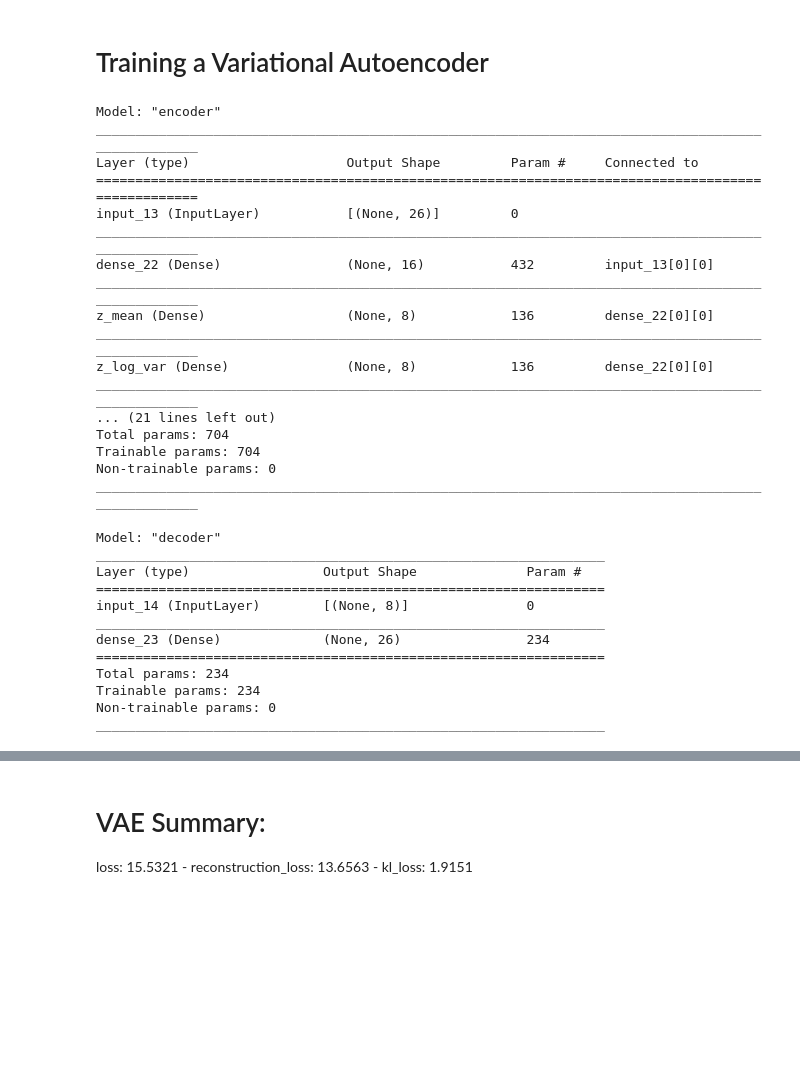
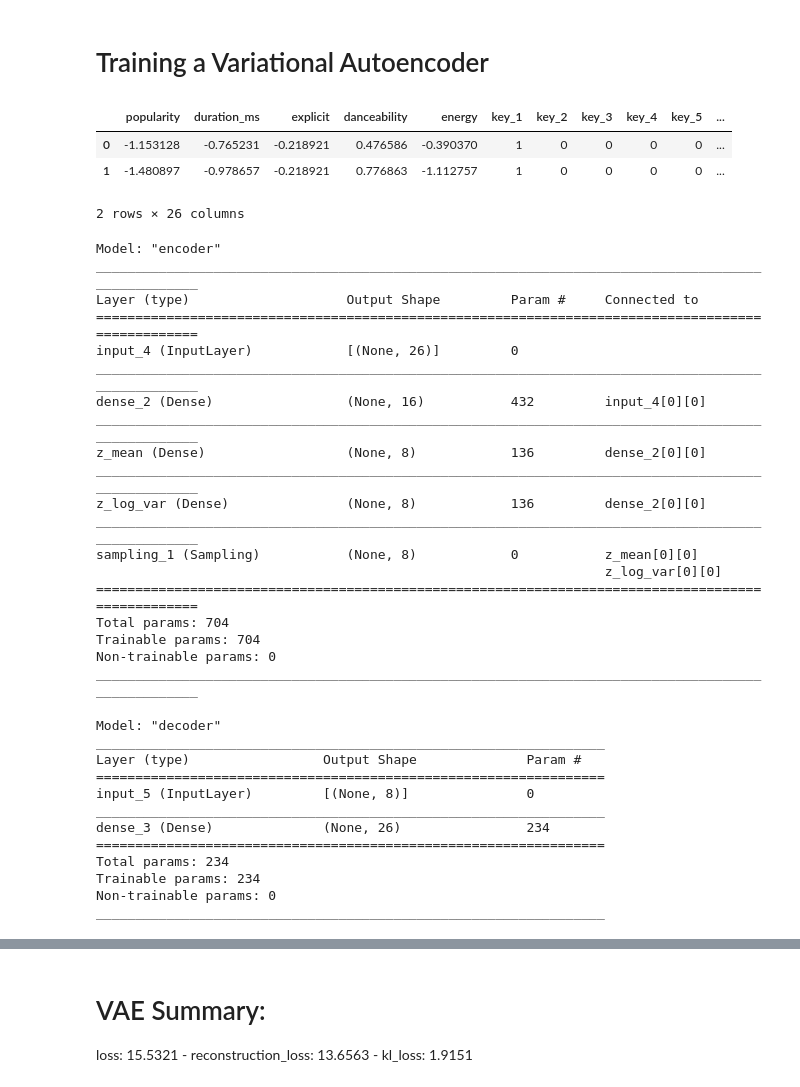
Before and after one commit to Build-Week-DeepSpot/front-end, a Jupyter notebook: Modelling/modeling.ipynb, the cells around one changed output, grey strips where cells are left out. Cells and saved outputs as stored; diff of their text form; code cells hidden in the pictures; blank space fills up the shorter version.

```diff
--- a/Modelling/modeling.ipynb
+++ b/Modelling/modeling.ipynb
@@ -320,7 +224,18 @@ class Sampling(layers.Layer):
 
         # return hidden latent vector
         return Z
+# %%
+df = pd.read_csv('../../songs_cleaned_autoencoder_8_24.csv', index_col='Unnamed: 0')
+# %%
+df.head(2)
+# %% [output]
+|  | popularity | duration_ms | explicit | danceability | energy | key_1 | key_2 | key_3 | key_4 | key_5 | ... |
+| 0 | -1.153128 | -0.765231 | -0.218921 | 0.476586 | -0.390370 | 1 | 0 | 0 | 0 | 0 | ... |
+| 1 | -1.480897 | -0.978657 | -0.218921 | 0.776863 | -1.112757 | 1 | 0 | 0 | 0 | 0 | ... |
+2 rows × 26 columns
 # %%
+encoded_dim = 16
+
 # recall from the video that the more dimensions that our latent vector has
 # the better the results of our model
 latent_dim = 8
@@ -355,15 +270,17 @@ Model: "encoder"
 __________________________________________________________________________________________________
 Layer (type)                    Output Shape         Param #     Connected to
 ==================================================================================================
-input_13 (InputLayer)           [(None, 26)]         0
+input_4 (InputLayer)            [(None, 26)]         0
 __________________________________________________________________________________________________
-dense_22 (Dense)                (None, 16)           432         input_13[0][0]
+dense_2 (Dense)                 (None, 16)           432         input_4[0][0]
 __________________________________________________________________________________________________
-z_mean (Dense)                  (None, 8)            136         dense_22[0][0]
+z_mean (Dense)                  (None, 8)            136         dense_2[0][0]
 __________________________________________________________________________________________________
-z_log_var (Dense)               (None, 8)            136         dense_22[0][0]
+z_log_var (Dense)               (None, 8)            136         dense_2[0][0]
 __________________________________________________________________________________________________
-... (21 lines left out)
+sampling_1 (Sampling)           (None, 8)            0           z_mean[0][0]
+                                                                 z_log_var[0][0]
+==================================================================================================
 Total params: 704
 Trainable params: 704
 Non-trainable params: 0
@@ -388,9 +305,9 @@ Model: "decoder"
 _________________________________________________________________
 Layer (type)                 Output Shape              Param #
 =================================================================
-input_14 (InputLayer)        [(None, 8)]               0
+input_5 (InputLayer)         [(None, 8)]               0
 _________________________________________________________________
-dense_23 (Dense)             (None, 26)                234
+dense_3 (Dense)              (None, 26)                234
 =================================================================
 Total params: 234
 Trainable params: 234
```
Also changed, not shown: parts of 18 cells of this notebook, 2 other files.
